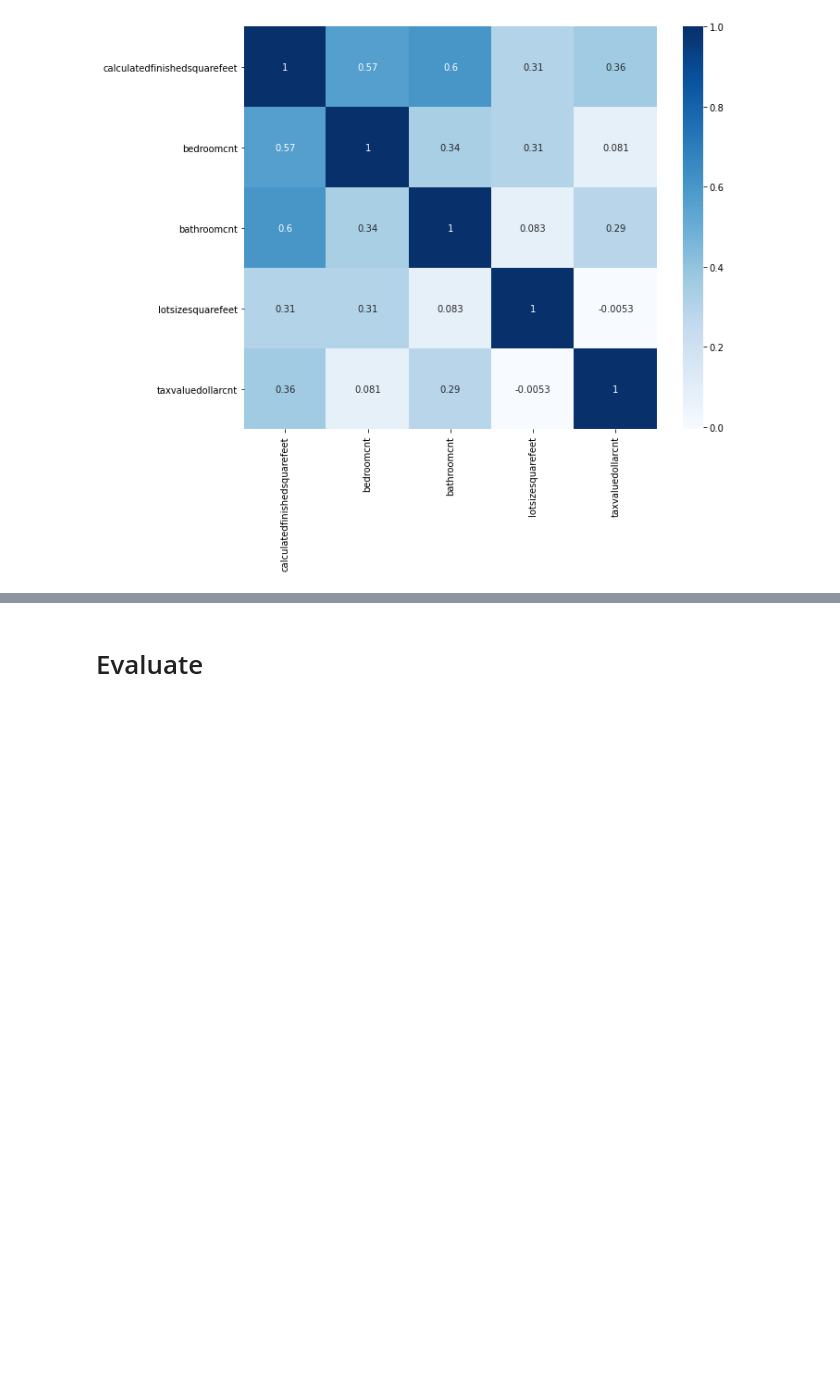
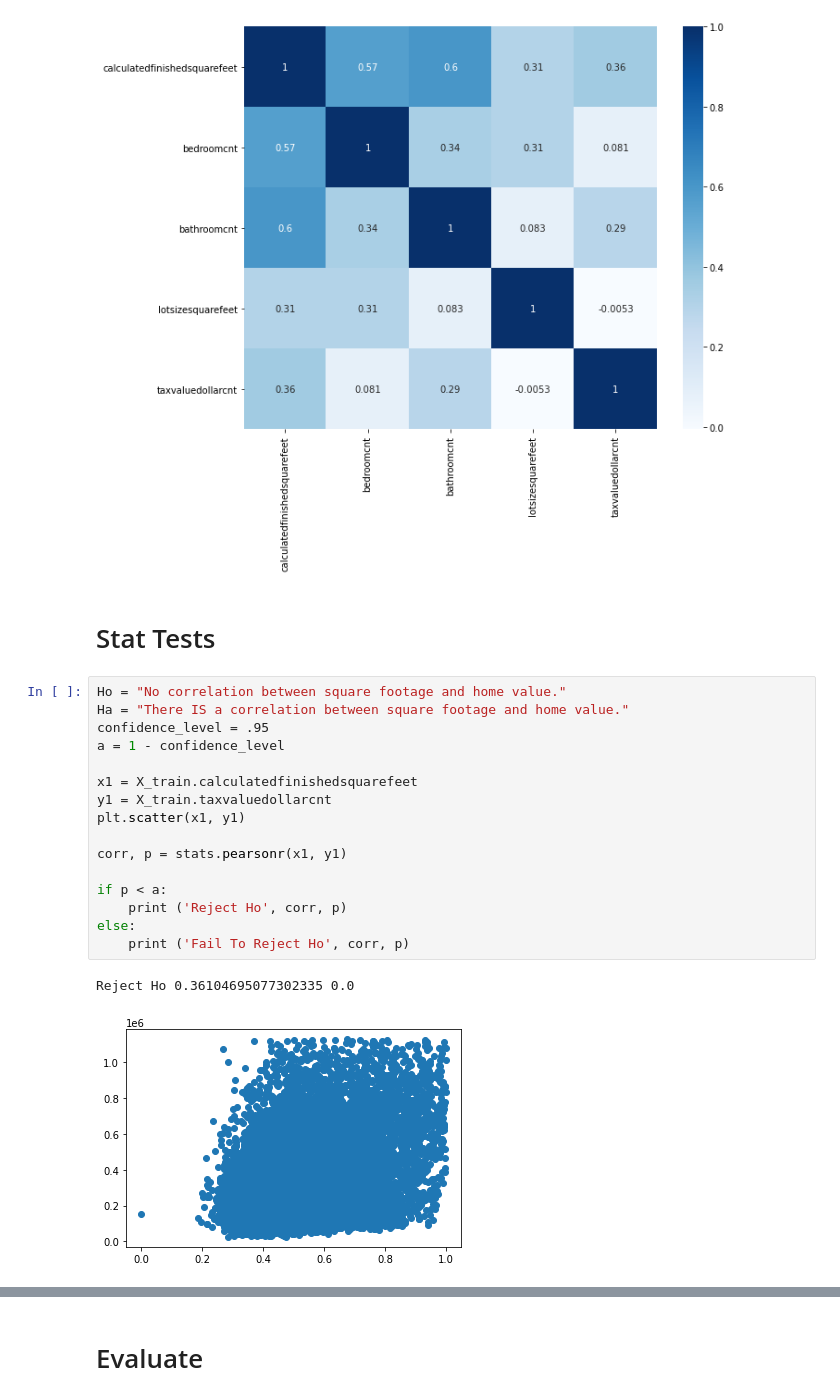
Before and after one commit to ljackson707/zillow_project, a Jupyter notebook: zillow_test.ipynb, the cells around one changed output, grey strips where cells are left out. Saved outputs shown, nothing was run; the diff lists cells and outputs as text; blank space fills up the shorter version.

```diff
--- a/zillow_test.ipynb
+++ b/zillow_test.ipynb
@@ -525,3 +525,24 @@ sns.heatmap(cor.corr(), cmap='Blues', annot=True)
 # %% [output]
 <AxesSubplot:>
 [figure]
+# %% [markdown]
+# Stat Tests
+# %%
+Ho = "No correlation between square footage and home value."
+Ha = "There IS a correlation between square footage and home value."
+confidence_level = .95
+a = 1 - confidence_level
+
+x1 = X_train.calculatedfinishedsquarefeet
+y1 = X_train.taxvaluedollarcnt
+plt.scatter(x1, y1)
+
+corr, p = stats.pearsonr(x1, y1)
+
+if p < a:
+    print ('Reject Ho', corr, p)
+else:
+    print ('Fail To Reject Ho', corr, p)
+# %% [output]
+Reject Ho 0.36104695077302335 0.0
+[figure, added]
```
Also changed, not shown: parts of 37 cells of this notebook.
